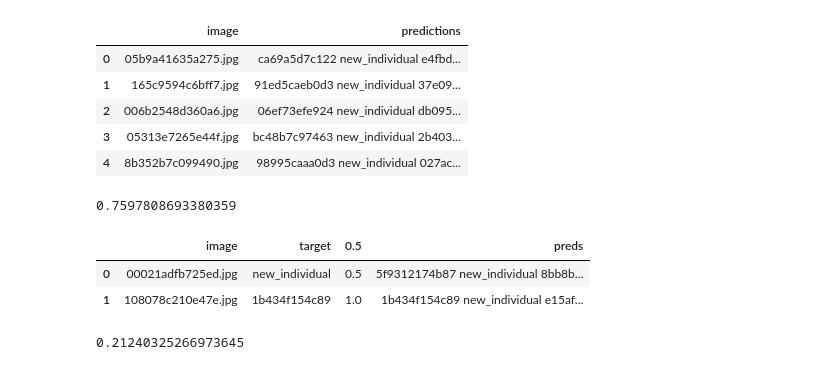
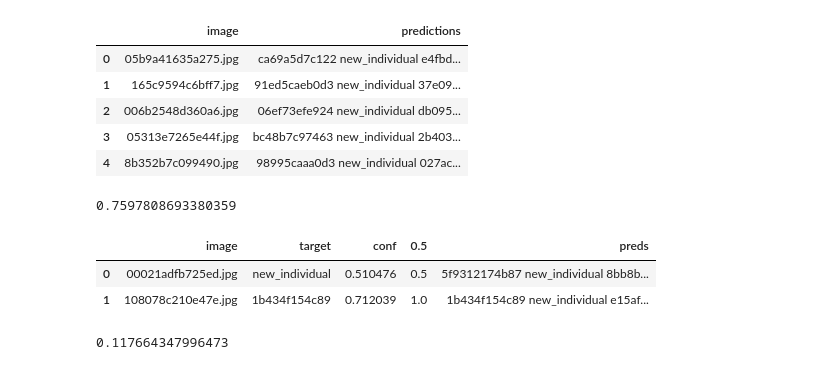
Before and after one commit to ptran1203/whale, a Jupyter notebook: eval.ipynb, the cells around one changed output. Cells and saved outputs as stored; diff of their text form; code cells hidden in the pictures.

```diff
--- a/eval.ipynb
+++ b/eval.ipynb
@@ -141,6 +141,8 @@ for i, scores in enumerate(cosines):
         topk_id = [train_map[x] for x in topk]
         qid = test_k[i]
         gt = train_map[qid]
+        if gt == topk_id[0] or gt not in topk_id[:5]:
+            continue
         c+=1
         imgs = [cv2.imread(f'{train_img_dir}/{qid}')[:,:,::-1]]
         for k, l in zip(topk, topk_id):
@@ -151,9 +153,10 @@ for i, scores in enumerate(cosines):
         fig = plt.figure(figsize=(25, 4))
         columns = top + 1
         rows = 1
+        print(qid, gt)
         for i2 in range(0, columns*rows):
             fig.add_subplot(rows, columns, i2+1)
-            plt.title(f'{gt} {id_map[qid]}' if i2 == 0 else f'{topk_score[i2 - 1]:.2f} {id_map[topk[i2 -1]]}')
+            plt.title(f'{gt} {qid}' if i2 == 0 else f'{topk_score[i2 - 1]:.2f} {id_map[topk[i2 -1]]}')
             plt.imshow(imgs[i2])
             plt.axis('off')
 
@@ -214,7 +221,8 @@ for i,row in tqdm(val_df.iterrows(), total=len(val_df)):
     else:
         val_pred[row.image] = ['new_individual',row.target]
 
-    val_conf[row.image] = row.confidence
+    if row.image not in val_conf:
+        val_conf[row.image] = row.confidence
 
 for x in tqdm(val_pred):
     if len(val_pred[x])<5:
@@ -236,32 +244,33 @@ val_pred.head()
 # %%
 train_ids = np.unique([train_map[x] for x in train_k])
 allowed = []
 for i, k in enumerate(val_k):
     if train_map[k] in train_ids:
         allowed.append(train_map[k])
 
 val_targets_df = pd.DataFrame(val_k)
 val_targets_df.columns = ['image']
 val_targets_df['target'] = val_targets_df['image'].map(train_map)
 val_targets_df.loc[~val_targets_df.target.isin(allowed),'target'] = 'new_individual'
+val_targets_df['conf'] = val_targets_df['image'].map(val_conf)
 val_targets_df.head(10)
 
 all_preds = dict(zip(val_pred['image'], val_pred['predictions']))
 th = 0.5
 for i,row in val_targets_df.iterrows():
         target = row.target
         preds = all_preds[row.image].split(" ")
         val_targets_df.loc[i,th] = map_per_image(target,preds)
         val_targets_df.loc[i, 'preds'] = all_preds[row.image]
 cv = val_targets_df[th].mean()
 print(cv)
 val_targets_df.head(2)
 # %% [output]
 0.7597808693380359
-|  | image | target | 0.5 | preds |
-| 0 | 00021adfb725ed.jpg | new_individual | 0.5 | 5f9312174b87 new_individual 8bb8b... |
-| 1 | 108078c210e47e.jpg | 1b434f154c89 | 1.0 | 1b434f154c89 new_individual e15af... |
+|  | image | target | conf | 0.5 | preds |
+| 0 | 00021adfb725ed.jpg | new_individual | 0.510476 | 0.5 | 5f9312174b87 new_individual 8bb8b... |
+| 1 | 108078c210e47e.jpg | 1b434f154c89 | 0.712039 | 1.0 | 1b434f154c89 new_individual e15af... |
 # %%
-len(val_targets_df[val_targets_df['target'] == 'new_individual']) / len(val_targets_df)
+len(val_targets_df[val_targets_df[0.5] == 0.0 ]) / len(val_targets_df)
 # %% [output]
-0.21240325266973645
+0.117664347996473
```
Also changed, not shown: parts of 1 cell of this notebook, 5 other files.
